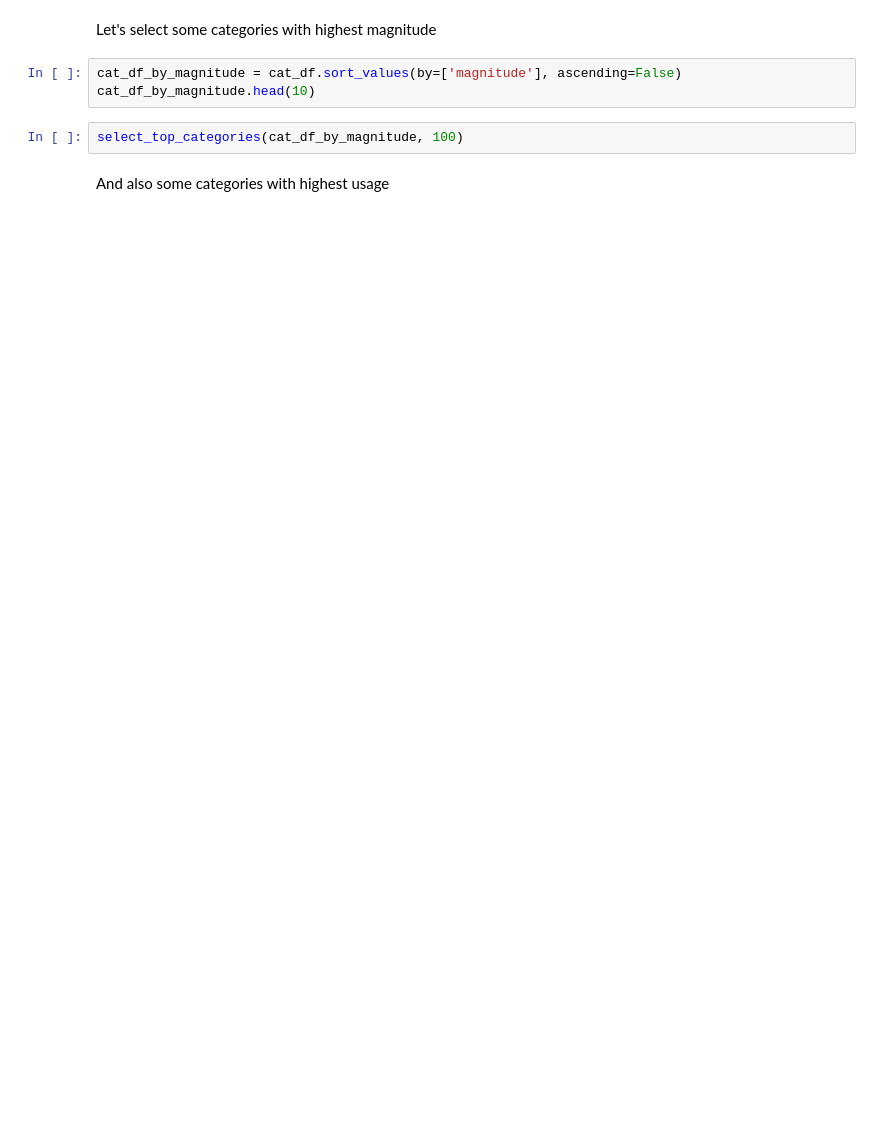
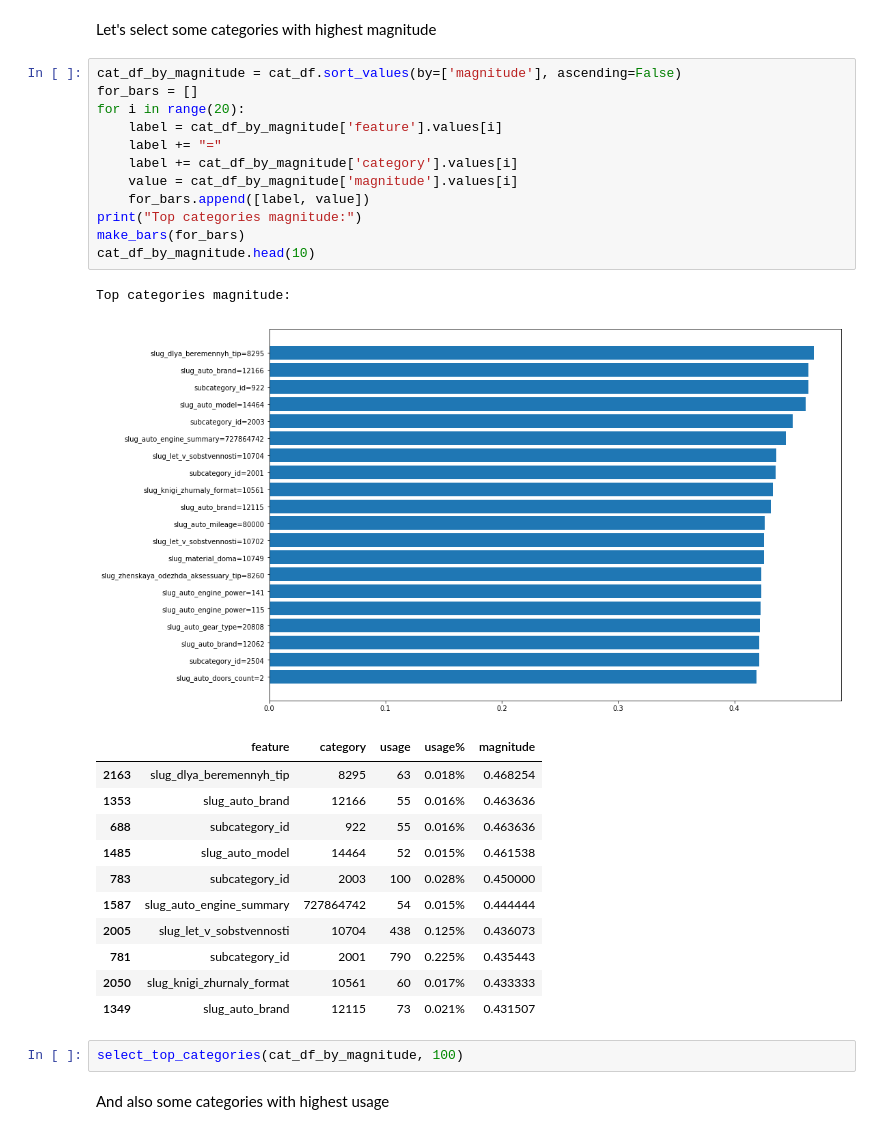
Before and after one commit to DimasGhost/ml-fast-sold, a Jupyter notebook: 3D.ipynb, the cells around one changed output. Drawn from its saved outputs; the diff is of its cells as text; blank space fills up the shorter version.

```diff
--- a/3D.ipynb
+++ b/3D.ipynb
@@ -168,8 +302,31 @@ cat_df.head()
 # %% [markdown]
 Let's select some categories with highest magnitude
-# %%
-cat_df_by_magnitude = cat_df.sort_values(by=['magnitude'], ascending=False)
-cat_df_by_magnitude.head(10)
+# %%
+cat_df_by_magnitude = cat_df.sort_values(by=['magnitude'], ascending=False)
+for_bars = []
+for i in range(20):
+    label = cat_df_by_magnitude['feature'].values[i]
+    label += "="
+    label += cat_df_by_magnitude['category'].values[i]
+    value = cat_df_by_magnitude['magnitude'].values[i]
+    for_bars.append([label, value])
+print("Top categories magnitude:")
+make_bars(for_bars)
+cat_df_by_magnitude.head(10)
+# %% [output]
+Top categories magnitude:
+[figure, added]
+|  | feature | category | usage | usage% | magnitude |
+| 2163 | slug_dlya_beremennyh_tip | 8295 | 63 | 0.018% | 0.468254 |
+| 1353 | slug_auto_brand | 12166 | 55 | 0.016% | 0.463636 |
+| 688 | subcategory_id | 922 | 55 | 0.016% | 0.463636 |
+| 1485 | slug_auto_model | 14464 | 52 | 0.015% | 0.461538 |
+| 783 | subcategory_id | 2003 | 100 | 0.028% | 0.450000 |
+| 1587 | slug_auto_engine_summary | 727864742 | 54 | 0.015% | 0.444444 |
+| 2005 | slug_let_v_sobstvennosti | 10704 | 438 | 0.125% | 0.436073 |
+| 781 | subcategory_id | 2001 | 790 | 0.225% | 0.435443 |
+| 2050 | slug_knigi_zhurnaly_format | 10561 | 60 | 0.017% | 0.433333 |
+| 1349 | slug_auto_brand | 12115 | 73 | 0.021% | 0.431507 |
 # %%
 select_top_categories(cat_df_by_magnitude, 100)
 # %% [markdown]
```
Also changed, not shown: parts of 41 cells of this notebook.
